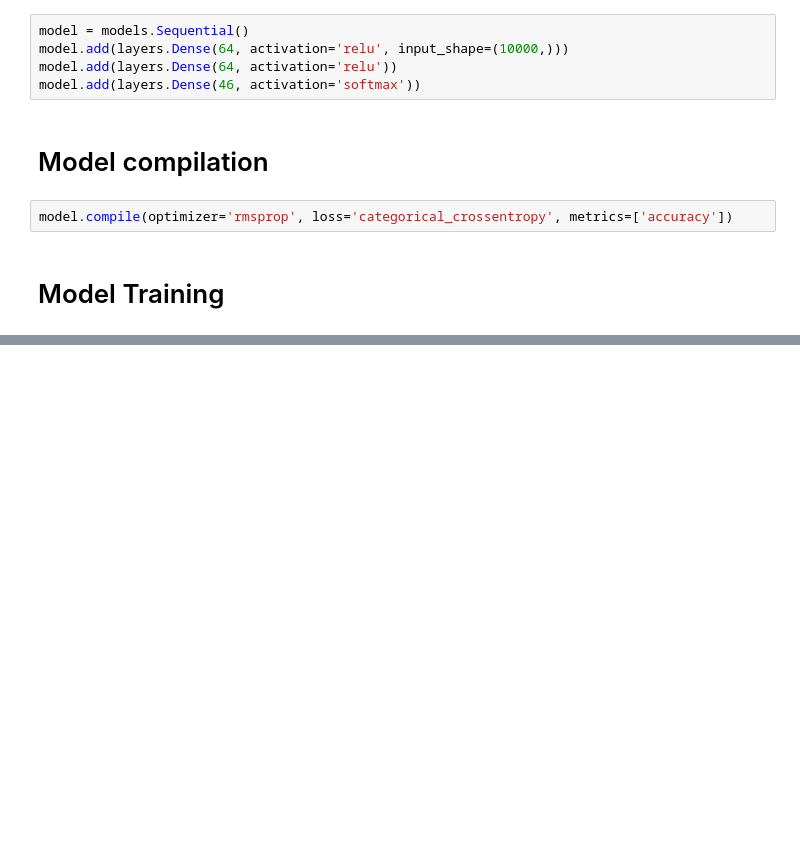
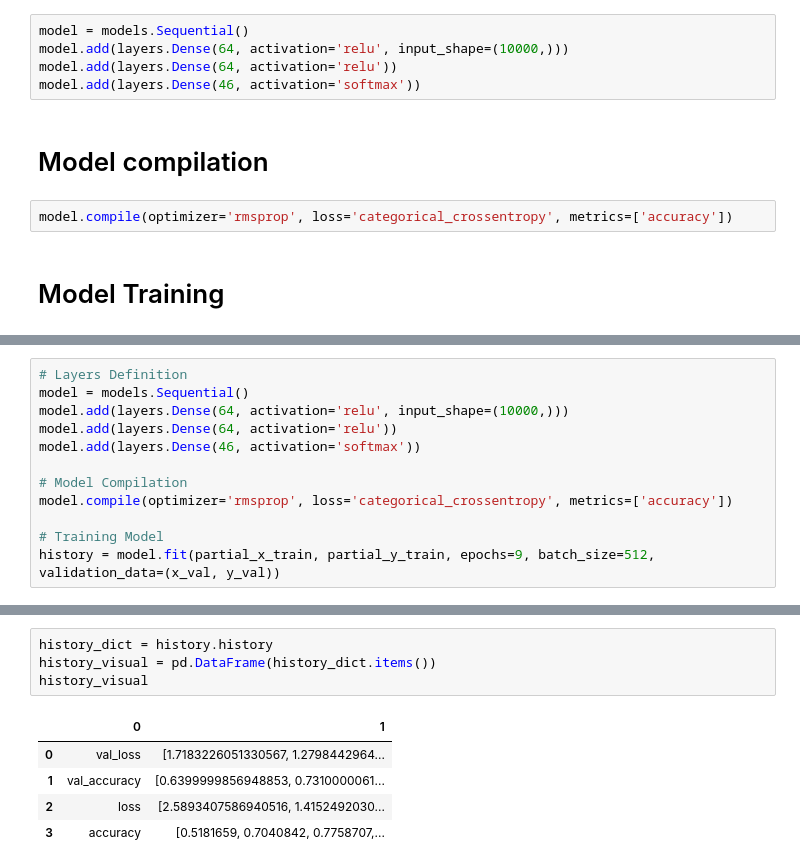
Before and after one commit to Plux1/Deep-Learning, a Jupyter notebook: Reuter newswire classification.ipynb, the cells around one changed output, grey strips where cells are left out. Cells and saved outputs as stored; diff of their text form; blank space fills up the shorter version.

```diff
--- a/Reuter newswire classification.ipynb
+++ b/Reuter newswire classification.ipynb
@@ -170,0 +227,12 @@ Epoch 20/20
+# %%
+# Layers Definition
+model = models.Sequential()
+model.add(layers.Dense(64, activation='relu', input_shape=(10000,)))
+model.add(layers.Dense(64, activation='relu'))
+model.add(layers.Dense(46, activation='softmax'))
+
+# Model Compilation
+model.compile(optimizer='rmsprop', loss='categorical_crossentropy', metrics=['accuracy'])
+
+# Training Model
+history = model.fit(partial_x_train, partial_y_train, epochs=9, batch_size=512, validation_data=(x_val, y_val))
@@ -170,0 +259,10 @@ Epoch 20/20
+# %%
+history_dict = history.history
+history_visual = pd.DataFrame(history_dict.items())
+history_visual
+# %% [output]
+|  | 0 | 1 |
+| 0 | val_loss | [1.7183226051330567, 1.2798442964... |
+| 1 | val_accuracy | [0.6399999856948853, 0.7310000061... |
+| 2 | loss | [2.5893407586940516, 1.4152492030... |
+| 3 | accuracy | [0.5181659, 0.7040842, 0.7758707,... |
```
Also changed, not shown: parts of 18 cells of this notebook.
